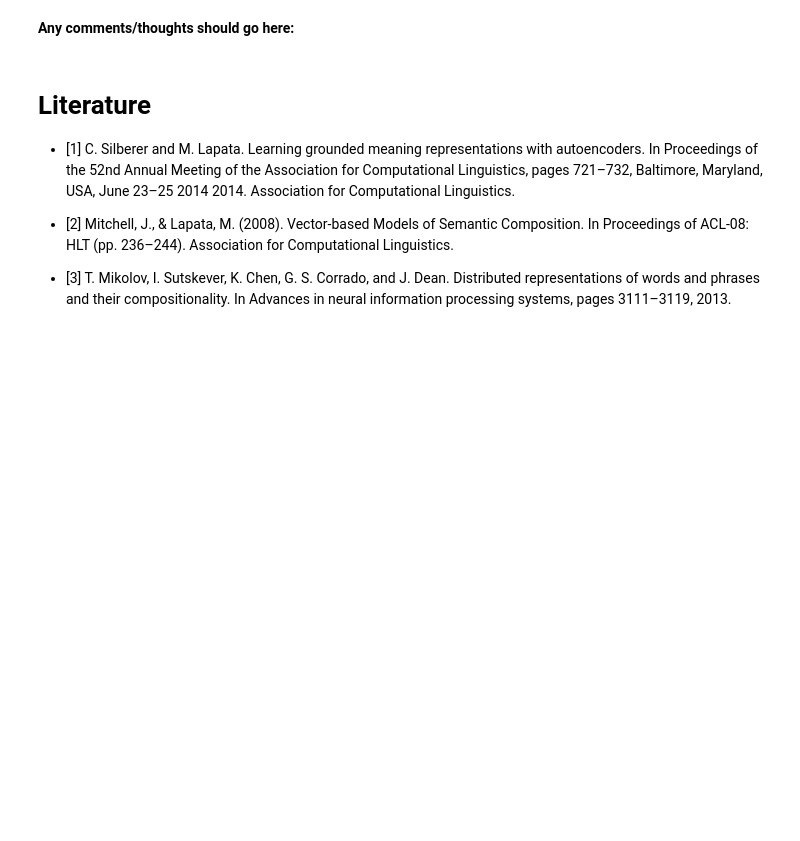
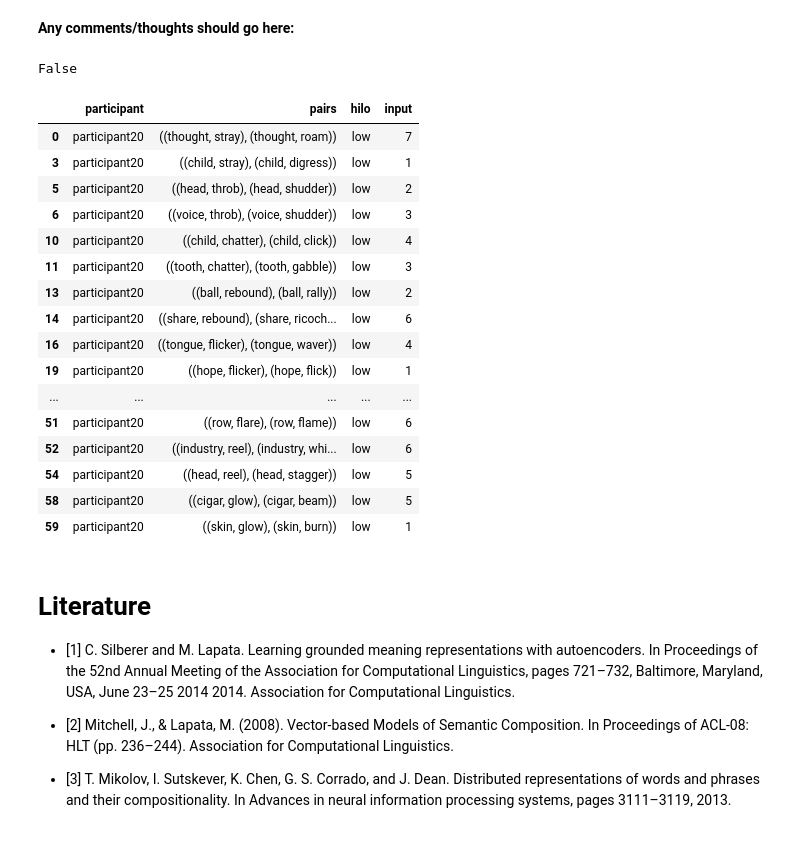
Before and after one commit to chickenbror/computational-semantics-vt21, a Jupyter notebook: BlueMetalLlamas/assignment-02/calvin/Calvin_A2.ipynb, the cells around one changed output. Saved outputs shown, nothing was run; the diff lists cells and outputs as text; code cells hidden in the pictures; blank space fills up the shorter version.

```diff
--- a/BlueMetalLlamas/assignment-02/calvin/Calvin_A2.ipynb
+++ b/BlueMetalLlamas/assignment-02/calvin/Calvin_A2.ipynb
@@ -431,5 +468,29 @@ pd.DataFrame(rows, columns=columms)
 # %% [markdown]
 **Any comments/thoughts should go here:**
+# %%
+'cigar' in svdspace_10k
+# %% [output]
+False
+# %%
+df[df.participant.eq('participant20')] [df.hilo.eq('low') ]
+# %% [output]
+|  | participant | pairs | hilo | input |
+| 0 | participant20 | ((thought, stray), (thought, roam)) | low | 7 |
+| 3 | participant20 | ((child, stray), (child, digress)) | low | 1 |
+| 5 | participant20 | ((head, throb), (head, shudder)) | low | 2 |
+| 6 | participant20 | ((voice, throb), (voice, shudder)) | low | 3 |
+| 10 | participant20 | ((child, chatter), (child, click)) | low | 4 |
+| 11 | participant20 | ((tooth, chatter), (tooth, gabble)) | low | 3 |
+| 13 | participant20 | ((ball, rebound), (ball, rally)) | low | 2 |
+| 14 | participant20 | ((share, rebound), (share, ricoch... | low | 6 |
+| 16 | participant20 | ((tongue, flicker), (tongue, waver)) | low | 4 |
+| 19 | participant20 | ((hope, flicker), (hope, flick)) | low | 1 |
+| ... | ... | ... | ... | ... |
+| 51 | participant20 | ((row, flare), (row, flame)) | low | 6 |
+| 52 | participant20 | ((industry, reel), (industry, whi... | low | 6 |
+| 54 | participant20 | ((head, reel), (head, stagger)) | low | 5 |
+| 58 | participant20 | ((cigar, glow), (cigar, beam)) | low | 5 |
+| 59 | participant20 | ((skin, glow), (skin, burn)) | low | 1 |
 # %% [markdown]
 # Literature
 
```
Also changed, not shown: parts of 4 cells of this notebook, 2 other files.
